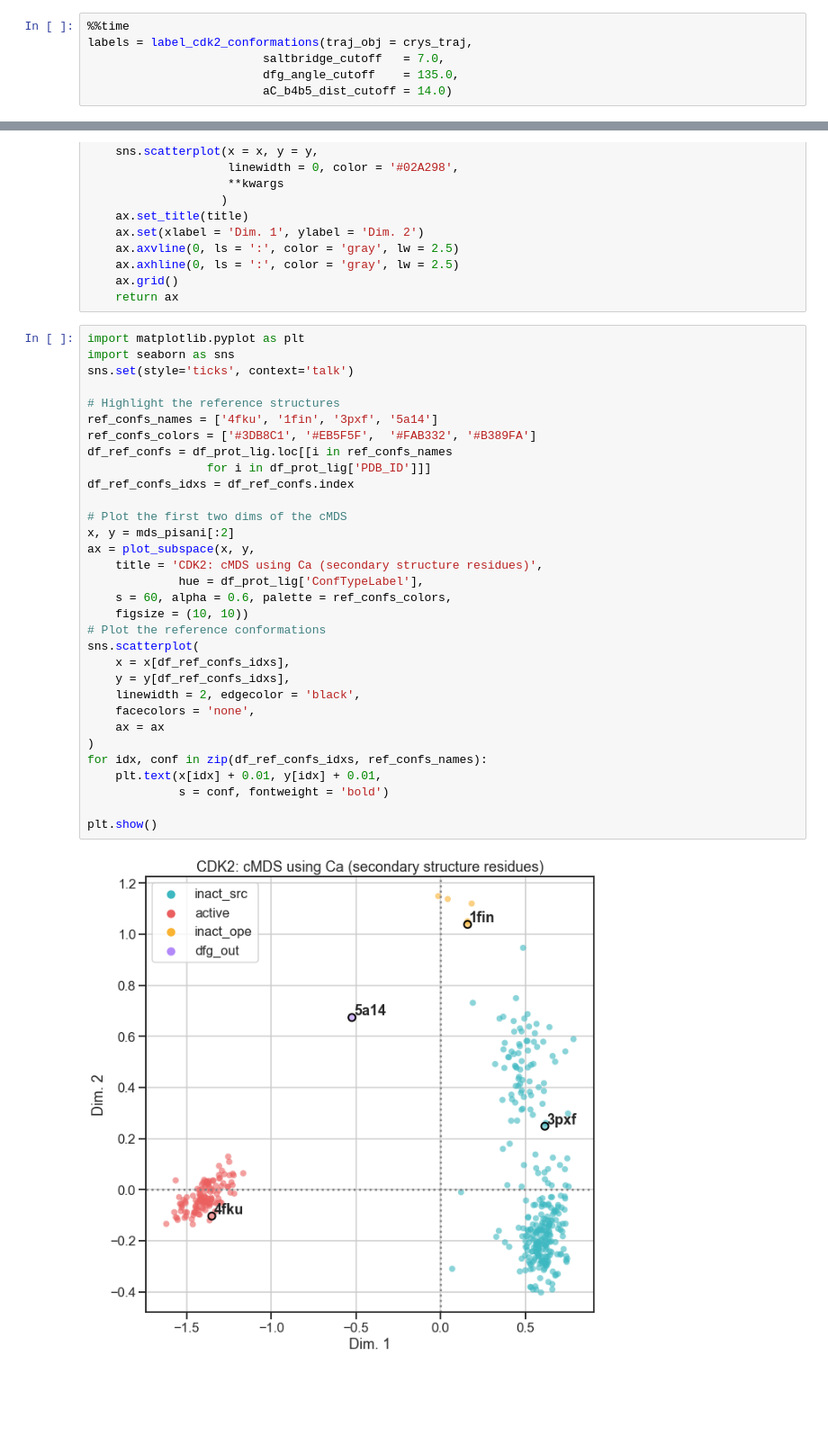
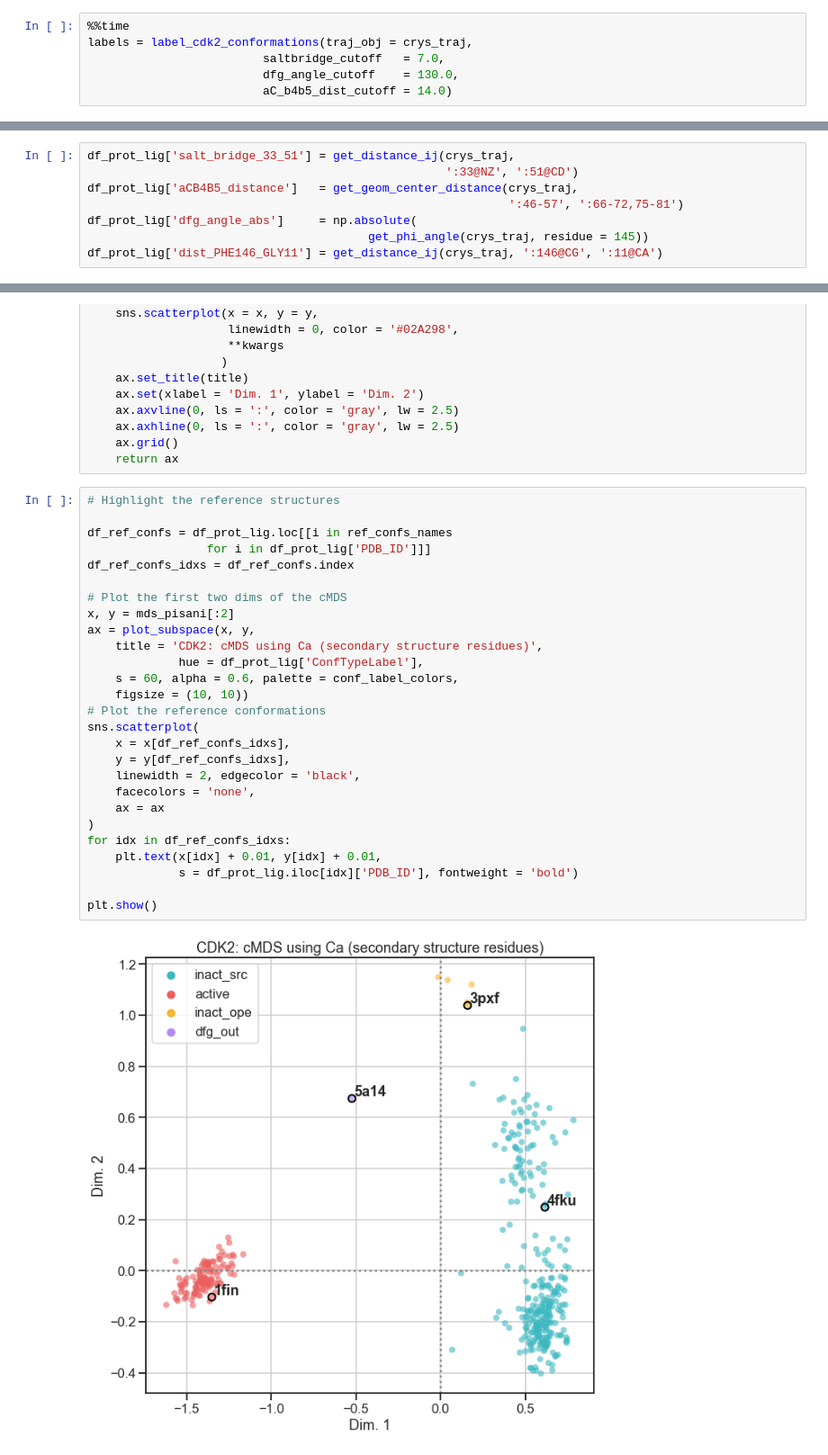
Before and after one commit to jRicciL/cdk2_md_gromacs, a Jupyter notebook: notebooks/1_Crystal_Structures/6_Label_CDK2_Crystal_Conformations.ipynb, the cells around one changed output, grey strips where cells are left out. Shown at 90% size. Drawn from its saved outputs; the diff is of its cells as text; blank space fills up the shorter version.

```diff
--- a/notebooks/1_Crystal_Structures/6_Label_CDK2_Crystal_Conformations.ipynb
+++ b/notebooks/1_Crystal_Structures/6_Label_CDK2_Crystal_Conformations.ipynb
@@ -117,6 +132,6 @@ from helper_modules.label_cdk2_confs import *
 %%time
 labels = label_cdk2_conformations(traj_obj = crys_traj,
                          saltbridge_cutoff   = 7.0,
-                         dfg_angle_cutoff    = 135.0,
+                         dfg_angle_cutoff    = 130.0,
                          aC_b4b5_dist_cutoff = 14.0)
 # %% [output]
@@ -133,0 +151,8 @@ Name: ConfTypeLabel, dtype: int64
+# %%
+df_prot_lig['salt_bridge_33_51'] = get_distance_ij(crys_traj,
+                                                   ':33@NZ', ':51@CD')
+df_prot_lig['aCB4B5_distance']   = get_geom_center_distance(crys_traj,
+                                                            ':46-57', ':66-72,75-81')
+df_prot_lig['dfg_angle_abs']     = np.absolute(
+                                        get_phi_angle(crys_traj, residue = 145))
+df_prot_lig['dist_PHE146_GLY11'] = get_distance_ij(crys_traj, ':146@CG', ':11@CA')
@@ -169,36 +235,31 @@ def plot_subspace(x, y, title = '', figsize = (8, 8), **kwargs):
     ax.grid()
     return ax
 # %%
-import matplotlib.pyplot as plt
-import seaborn as sns
-sns.set(style='ticks', context='talk')
+# Highlight the reference structures
 
-# Highlight the reference structures
-ref_confs_names = ['4fku', '1fin', '3pxf', '5a14']
-ref_confs_colors = ['#3DB8C1', '#EB5F5F',  '#FAB332', '#B389FA']
 df_ref_confs = df_prot_lig.loc[[i in ref_confs_names
                  for i in df_prot_lig['PDB_ID']]]
 df_ref_confs_idxs = df_ref_confs.index
 
 # Plot the first two dims of the cMDS
 x, y = mds_pisani[:2]
 ax = plot_subspace(x, y,
     title = 'CDK2: cMDS using Ca (secondary structure residues)',
              hue = df_prot_lig['ConfTypeLabel'],
-    s = 60, alpha = 0.6, palette = ref_confs_colors,
+    s = 60, alpha = 0.6, palette = conf_label_colors,
     figsize = (10, 10))
 # Plot the reference conformations
 sns.scatterplot(
     x = x[df_ref_confs_idxs],
     y = y[df_ref_confs_idxs],
     linewidth = 2, edgecolor = 'black',
     facecolors = 'none',
     ax = ax
 )
-for idx, conf in zip(df_ref_confs_idxs, ref_confs_names):
+for idx in df_ref_confs_idxs:
     plt.text(x[idx] + 0.01, y[idx] + 0.01,
-             s = conf, fontweight = 'bold')
+             s = df_prot_lig.iloc[idx]['PDB_ID'], fontweight = 'bold')
 
 plt.show()
 # %% [output]
-[figure, old version]
+[figure, new version]
```
Also changed, not shown: parts of 8 cells of this notebook.
